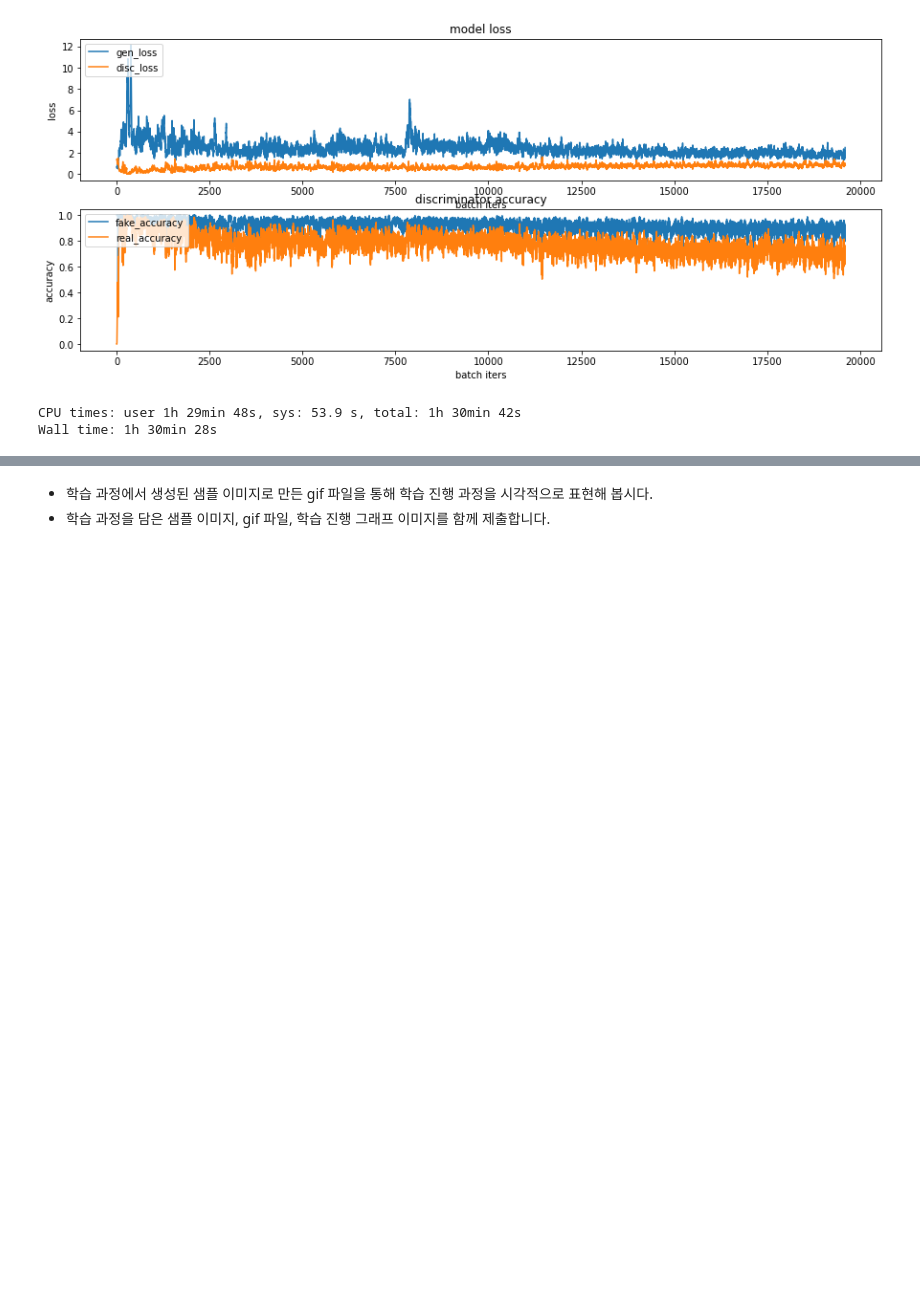
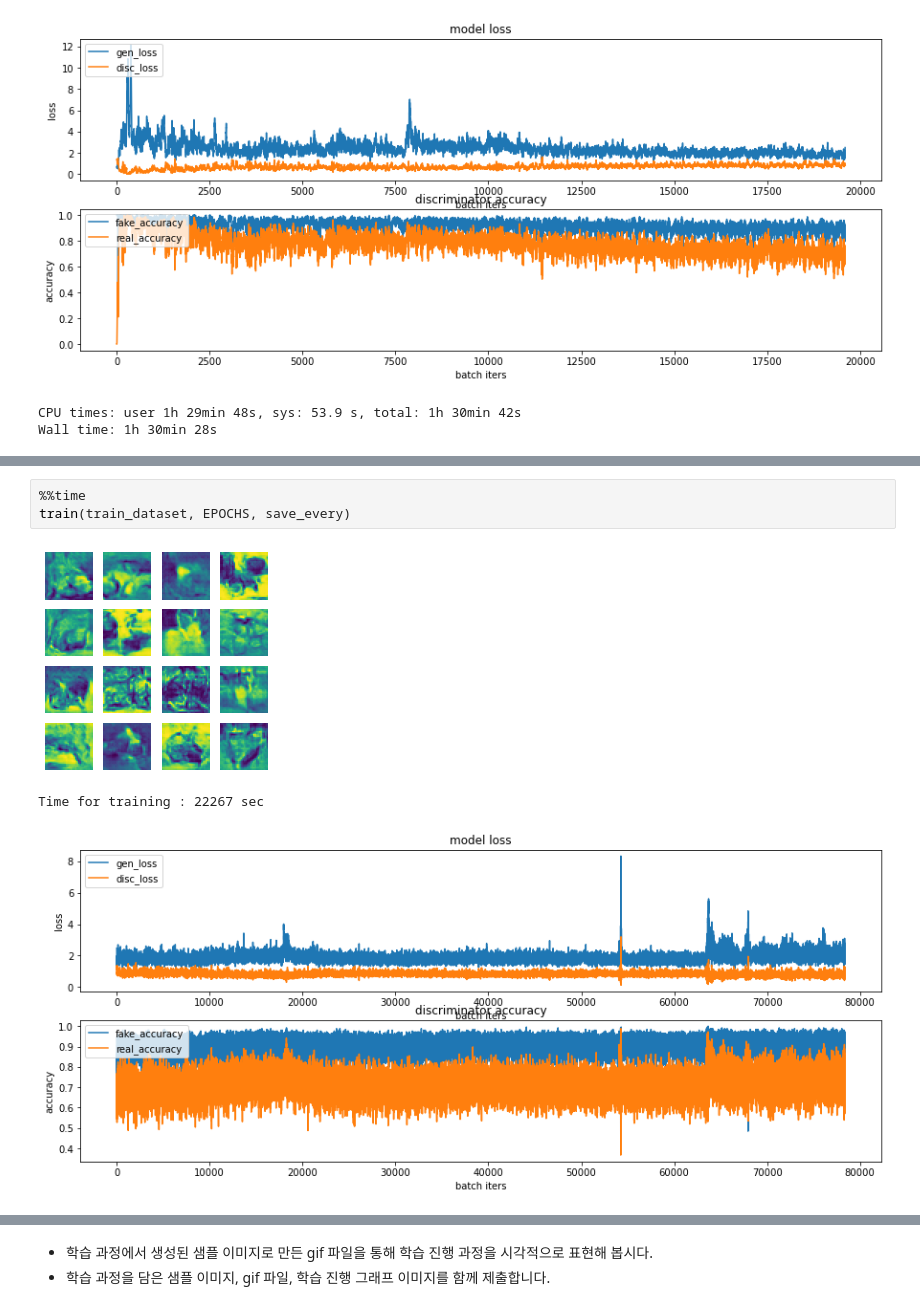
Before and after one commit to Ethan0625/I_need_more_time, a Jupyter notebook: Project/Dcgan_Newimage/cifar10/DCGAN_Newimage(cifar10).ipynb, the cells around one changed output, grey strips where cells are left out. Drawn from its saved outputs; the diff is of its cells as text; blank space fills up the shorter version.

```diff
--- a/Project/Dcgan_Newimage/cifar10/DCGAN_Newimage(cifar10).ipynb
+++ b/Project/Dcgan_Newimage/cifar10/DCGAN_Newimage(cifar10).ipynb
@@ -459,0 +488,7 @@ Wall time: 1h 30min 28s
+# %%
+%%time
+train(train_dataset, EPOCHS, save_every)
+# %% [output]
+[figure, added]
+Time for training : 22267 sec
+[figure, added]
```
Also changed, not shown: parts of 17 cells of this notebook.
